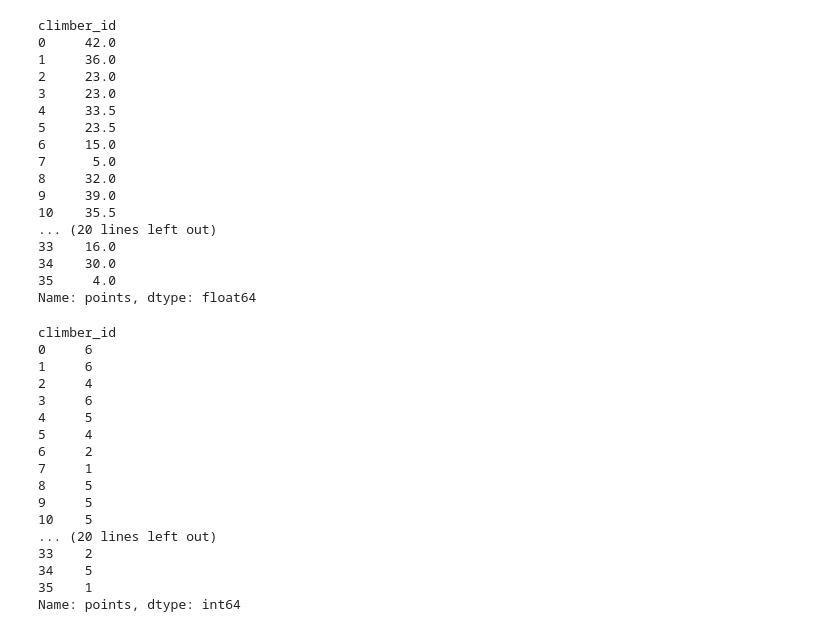
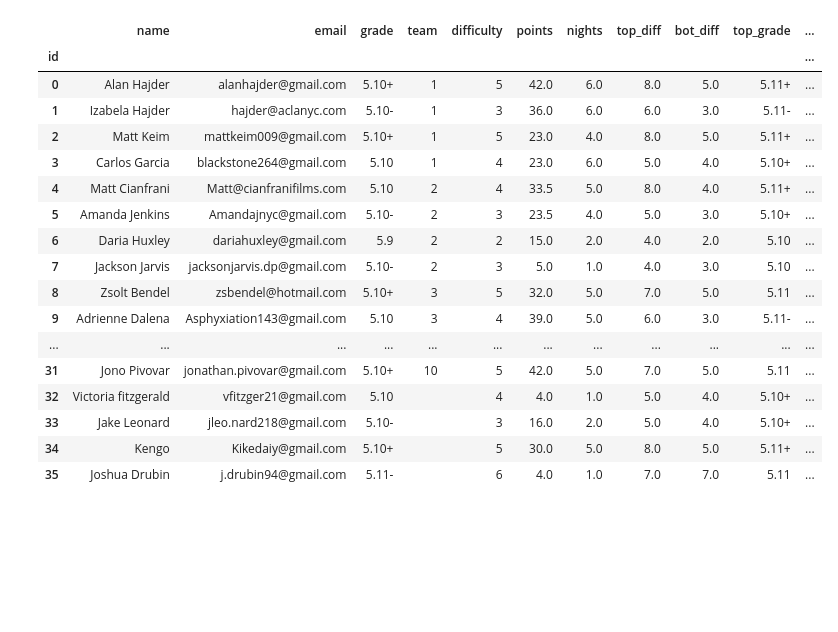
Before and after one commit to zackdrescher/ropes-league-2023, a Jupyter notebook: notebooks/stats.ipynb, the cells around one changed output. Cells and saved outputs as stored; diff of their text form; code cells hidden in the pictures; blank space fills up the shorter version.

```diff
--- a/notebooks/stats.ipynb
+++ b/notebooks/stats.ipynb
@@ -28,40 +31,0 @@ scores
-# %%
-scores.groupby("climber_id").points.sum()
-# %% [output]
-climber_id
-0     42.0
-1     36.0
-2     23.0
-3     23.0
-4     33.5
-5     23.5
-6     15.0
-7      5.0
-8     32.0
-9     39.0
-10    35.5
-... (20 lines left out)
-33    16.0
-34    30.0
-35     4.0
-Name: points, dtype: float64
-# %%
-scores.groupby("climber_id").points.count()
-# %% [output]
-climber_id
-0     6
-1     6
-2     4
-3     6
-4     5
-5     4
-6     2
-7     1
-8     5
-9     5
-10    5
-... (20 lines left out)
-33    2
-34    5
-35    1
-Name: points, dtype: int64
@@ -72,0 +51,21 @@ climbers = data.climbers().assign(
+# %%
+climbers
+# %% [output]
+|  | name | email | grade | team | difficulty | points | nights | top_diff | bot_diff | top_grade | ... |
+| id |  |  |  |  |  |  |  |  |  |  | ... |
+| 0 | Alan Hajder | alanhajder@gmail.com | 5.10+ | 1 | 5 | 42.0 | 6.0 | 8.0 | 5.0 | 5.11+ | ... |
+| 1 | Izabela Hajder | hajder@aclanyc.com | 5.10- | 1 | 3 | 36.0 | 6.0 | 6.0 | 3.0 | 5.11- | ... |
+| 2 | Matt Keim | mattkeim009@gmail.com | 5.10+ | 1 | 5 | 23.0 | 4.0 | 8.0 | 5.0 | 5.11+ | ... |
+| 3 | Carlos Garcia | blackstone264@gmail.com | 5.10 | 1 | 4 | 23.0 | 6.0 | 5.0 | 4.0 | 5.10+ | ... |
+| 4 | Matt Cianfrani | Matt@cianfranifilms.com | 5.10 | 2 | 4 | 33.5 | 5.0 | 8.0 | 4.0 | 5.11+ | ... |
+| 5 | Amanda Jenkins | Amandajnyc@gmail.com | 5.10- | 2 | 3 | 23.5 | 4.0 | 5.0 | 3.0 | 5.10+ | ... |
+| 6 | Daria Huxley | dariahuxley@gmail.com | 5.9 | 2 | 2 | 15.0 | 2.0 | 4.0 | 2.0 | 5.10 | ... |
+| 7 | Jackson Jarvis | jacksonjarvis.dp@gmail.com | 5.10- | 2 | 3 | 5.0 | 1.0 | 4.0 | 3.0 | 5.10 | ... |
+| 8 | Zsolt Bendel | zsbendel@hotmail.com | 5.10+ | 3 | 5 | 32.0 | 5.0 | 7.0 | 5.0 | 5.11 | ... |
+| 9 | Adrienne Dalena | Asphyxiation143@gmail.com | 5.10 | 3 | 4 | 39.0 | 5.0 | 6.0 | 3.0 | 5.11- | ... |
+| ... | ... | ... | ... | ... | ... | ... | ... | ... | ... | ... | ... |
+| 31 | Jono Pivovar | jonathan.pivovar@gmail.com | 5.10+ | 10 | 5 | 42.0 | 5.0 | 7.0 | 5.0 | 5.11 | ... |
+| 32 | Victoria fitzgerald | vfitzger21@gmail.com | 5.10 |  | 4 | 4.0 | 1.0 | 5.0 | 4.0 | 5.10+ | ... |
+| 33 | Jake Leonard | jleo.nard218@gmail.com | 5.10- |  | 3 | 16.0 | 2.0 | 5.0 | 4.0 | 5.10+ | ... |
+| 34 | Kengo | Kikedaiy@gmail.com | 5.10+ |  | 5 | 30.0 | 5.0 | 8.0 | 5.0 | 5.11+ | ... |
+| 35 | Joshua Drubin | j.drubin94@gmail.com | 5.11- |  | 6 | 4.0 | 1.0 | 7.0 | 7.0 | 5.11 | ... |
```
Also changed, not shown: parts of 17 cells of this notebook.
